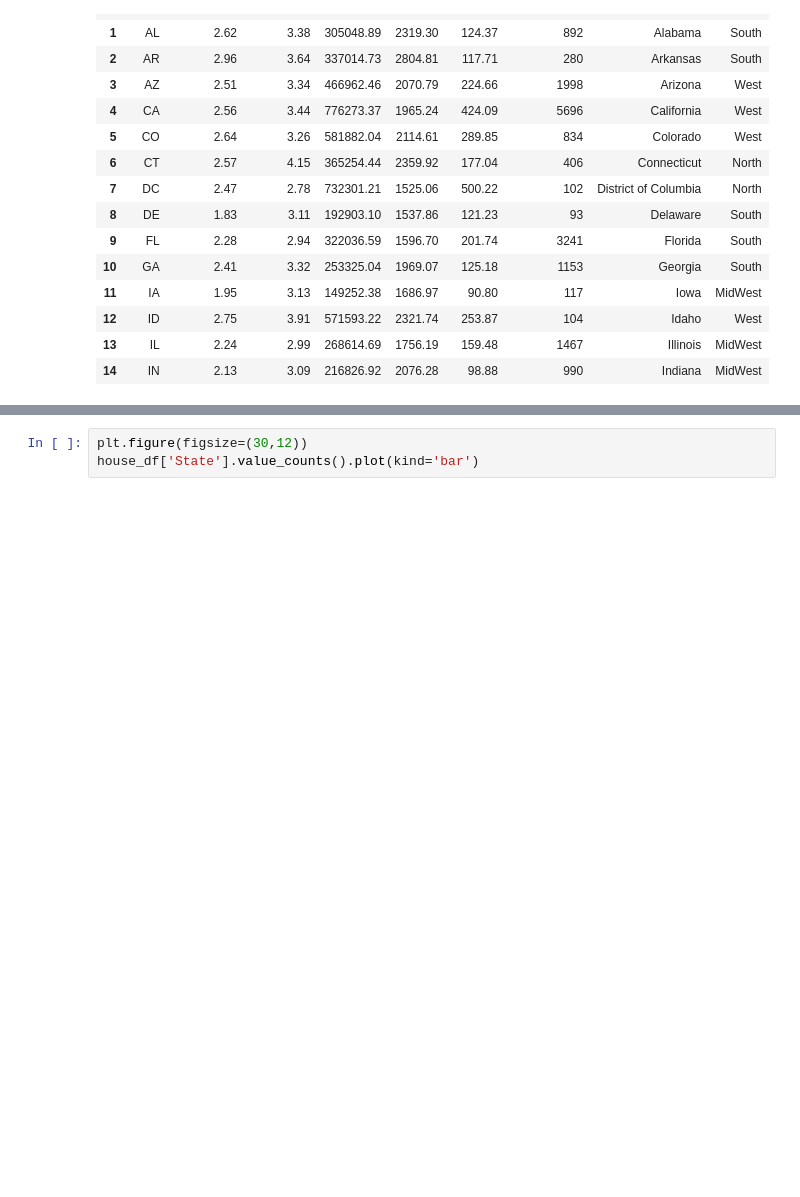
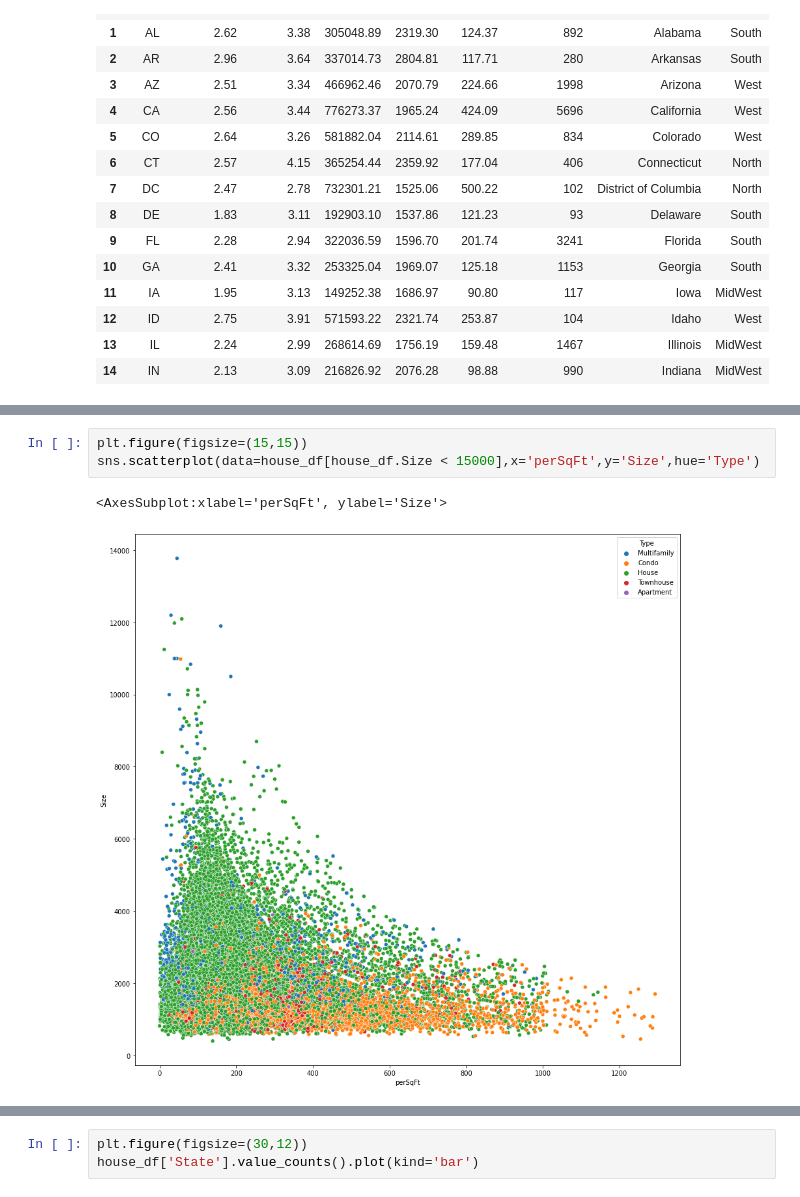
Before and after one commit to StockJanitor/CIS41_Project, a Jupyter notebook: CIS41_Project.ipynb, the cells around one changed output, grey strips where cells are left out. Cells and saved outputs as stored; diff of their text form; blank space fills up the shorter version.

```diff
--- a/CIS41_Project.ipynb
+++ b/CIS41_Project.ipynb
@@ -780,0 +750,6 @@ state_df.sort_values(by='perSqFt',ascending=False)
+# %%
+plt.figure(figsize=(15,15))
+sns.scatterplot(data=house_df[house_df.Size < 15000],x='perSqFt',y='Size',hue='Type')
+# %% [output]
+<AxesSubplot:xlabel='perSqFt', ylabel='Size'>
+[figure, added]
```
Also changed, not shown: parts of 18 cells of this notebook.
